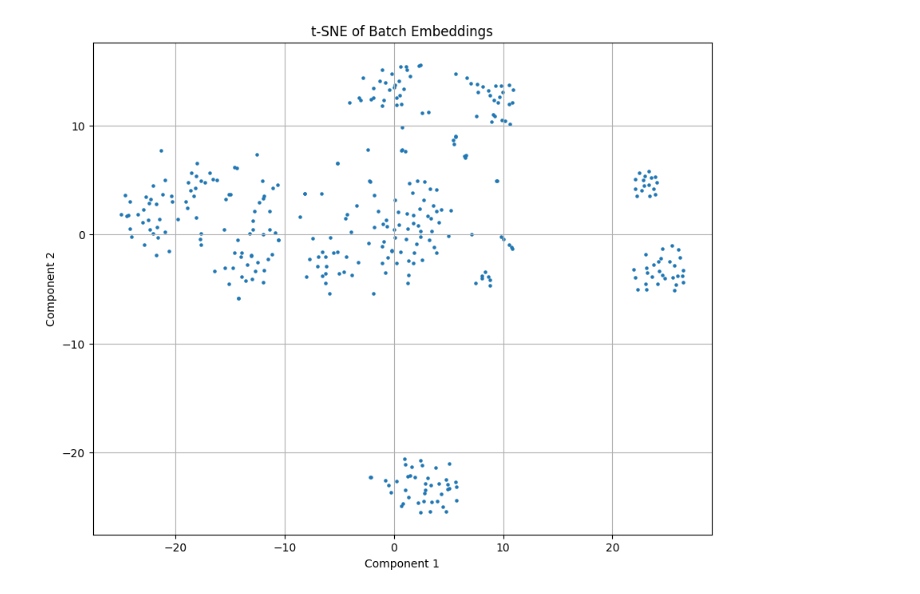
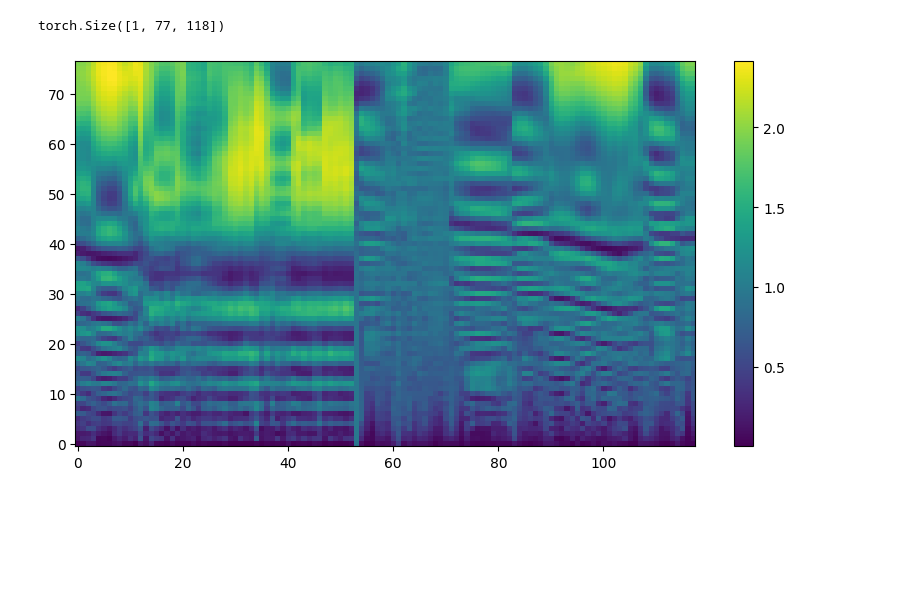
Before and after one commit to a-baur/DDDM-EVC, a Jupyter notebook: visualize.ipynb, the cells around one changed output. Saved outputs shown, nothing was run; the diff lists cells and outputs as text; code cells hidden in the pictures; blank space fills up the shorter version.

```diff
--- a/visualize.ipynb
+++ b/visualize.ipynb
@@ -53,30 +1,28 @@ plot_waveform(x.audio[20], sample_rate=16000)
-# %%
-import torch
-from sklearn.manifold import TSNE
-import matplotlib.pyplot as plt
-
-def plot_batch_embeddings(embeddings: torch.Tensor, perplexity: int = 30, n_iter: int = 1000):
-    """
-    Plot a batch of embeddings using t-SNE.
-
-    :param embeddings: Batch of embeddings tensor (batch_size, embedding_dim)
-    :param perplexity: Perplexity parameter for t-SNE
-    :param n_iter: Number of iterations for t-SNE
-    """
-    embeddings = embeddings.view(embeddings.size(0), -1).cpu().numpy()
-    tsne = TSNE(n_components=2, perplexity=perplexity, max_iter=n_iter, random_state=42)
-    embeddings_2d = tsne.fit_transform(embeddings)
-
-    plt.figure(figsize=(10, 8))
-    plt.scatter(embeddings_2d[:, 0], embeddings_2d[:, 1], s=5, cmap='viridis')
-    plt.title('t-SNE of Batch Embeddings')
-    plt.xlabel('Component 1')
-    plt.ylabel('Component 2')
-    plt.grid(True)
-    plt.show()
-
-# Example usage
-emb_style = style_encoder(x)
-plot_batch_embeddings(emb_style)
-# %% [output]
-[figure, removed]
+# %%
+from data import AudioDataloader, MSPPodcast
+from config import load_hydra_config
+from models.pitch_encoder import YINEncoder
+
+cfg = load_hydra_config("dddm_vc_xlsr_ph.yaml")
+dataloader = AudioDataloader(
+    dataset=MSPPodcast(cfg.data, split="development"),
+    cfg=cfg.data.dataloader,
+    batch_size=1
+)
+pitch_encoder = YINEncoder(cfg.model.pitch_encoder)
+
+x, n_frames = next(iter(dataloader))
+out = pitch_encoder(x)
+out.shape
+# %% [output]
+torch.Size([1, 77, 118])
+# %%
+# plot yin output
+import matplotlib.pyplot as plt
+
+plt.figure(figsize=(10, 5))
+plt.imshow(out[0].cpu().numpy(), aspect="auto", origin="lower")
+plt.colorbar()
+plt.show()
+# %% [output]
+[figure, added]
```
Also changed, not shown: parts of 7 cells of this notebook, 19 other files.
